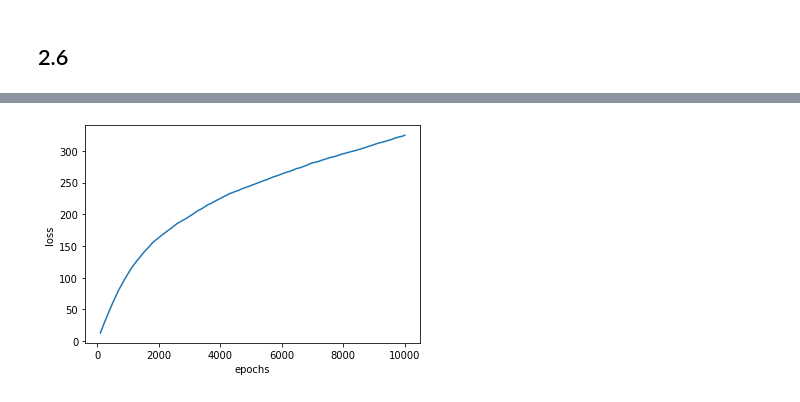
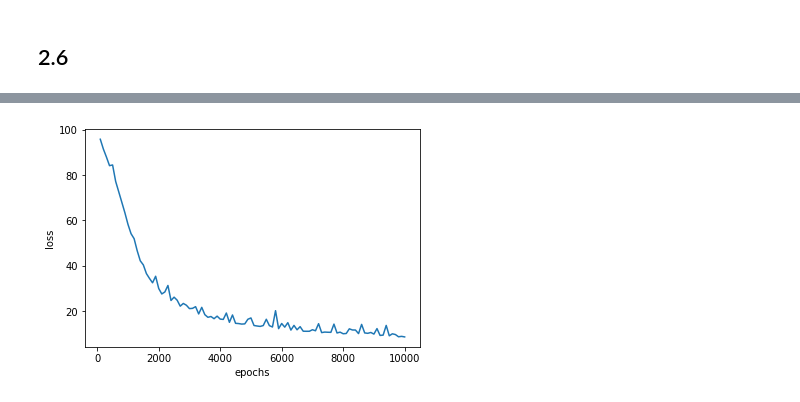
Before and after one commit to AbhimanyuKulkarni/ML_hws, a Jupyter notebook: Simple Neural Network/hw6.ipynb, the cells around one changed output, grey strips where cells are left out. Drawn from its saved outputs; the diff is of its cells as text; code cells hidden in the pictures.

```diff
--- a/Simple Neural Network/hw6.ipynb
+++ b/Simple Neural Network/hw6.ipynb
@@ -125,4 +125,31 @@ def update(params_values, grads_values, nn_architecture, learning_rate):
         params_values["b" + str(layer_idx+1)] = params_values["b" + str(layer_idx+1)] - learning_rate * grads_values["db" + str(layer_idx+1)]
 
     return params_values;
+# %%
+def train_SGD(X, Y, nn_architecture, epochs, learning_rate, init_params, verbose = False):
+#     params_values = init_layers(nn_architecture, 2)
+    params_values = init_params
+    loss_history = []
+
+    for i in range(epochs):
+        if (verbose):
+            print("epoch %d" % i)
+        idx = np.random.randint(len(X))
+        x = [X.iloc[idx]['X1'],X.iloc[idx]['X2']]
+        y = Y[idx]
+        y_hat, history = forward(x, params_values, nn_architecture)
+        l = get_loss(y_hat,y)
+        grads_values = backward(y_hat, y, history, params_values, nn_architecture)
+        params_values = update(params_values, grads_values, nn_architecture, learning_rate)
+        if (((i+1) % 100) == 0):
+            loss = 0
+            for index in range(len(X)):
+                x_loss = [X.iloc[index]['X1'],X.iloc[index]['X2']]
+                y_loss = Y[index]
+                y_hat_loss, history_loss = forward(x_loss, params_values, nn_architecture)
+                l = get_loss(y_hat_loss,y_loss)
+                loss += l
+            print(loss)
+            loss_history.append(loss)
+    return params_values, loss_history
 # %%
@@ -451,4 +478,4 @@ data.columns = ["X1", "X2", "Y"]
 X = data[['X1','X2']]
 Y = data['Y']
 # %%
-params,loss,loss_history = train_SGD(X,Y,nn_archi,10000,0.1,p)
+params,loss_history = train_SGD(X,Y,nn_archi,10000,0.1,p,verbose = True)
@@ -455,9 +500,9 @@ params,loss,loss_history = train_SGD(X,Y,nn_archi,10000,0.1,p)
 # %%
 epochs = [i*100 for i in range(1,101)]
 # epochs
 plt.xlabel('epochs')
 plt.ylabel('loss')
-plt.plot(epochs,loss)
+plt.plot(epochs,loss_history)
 plt.savefig('Q26.pdf')
 # %% [output]
-[figure, old version]
+[figure, new version]
```
Also changed, not shown: parts of 5 cells of this notebook, 9 other files.
